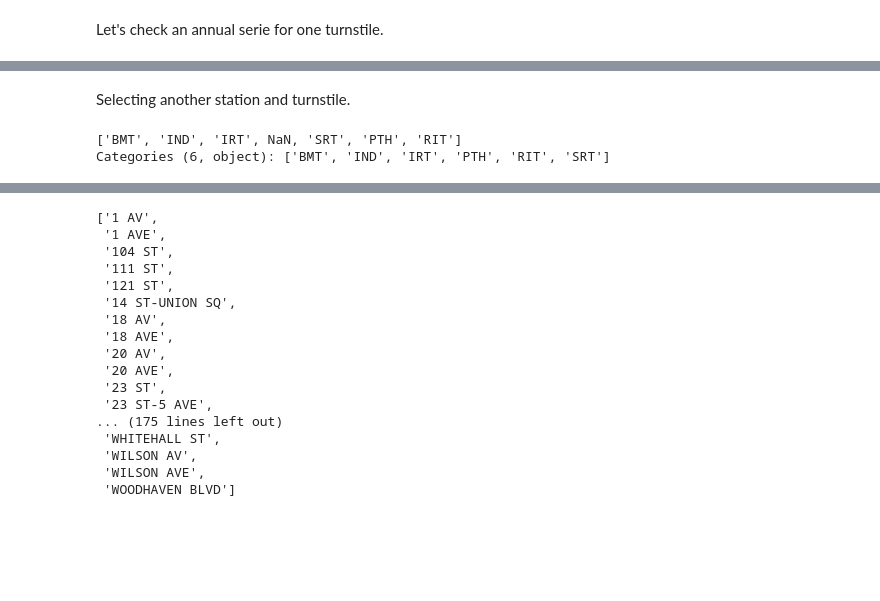
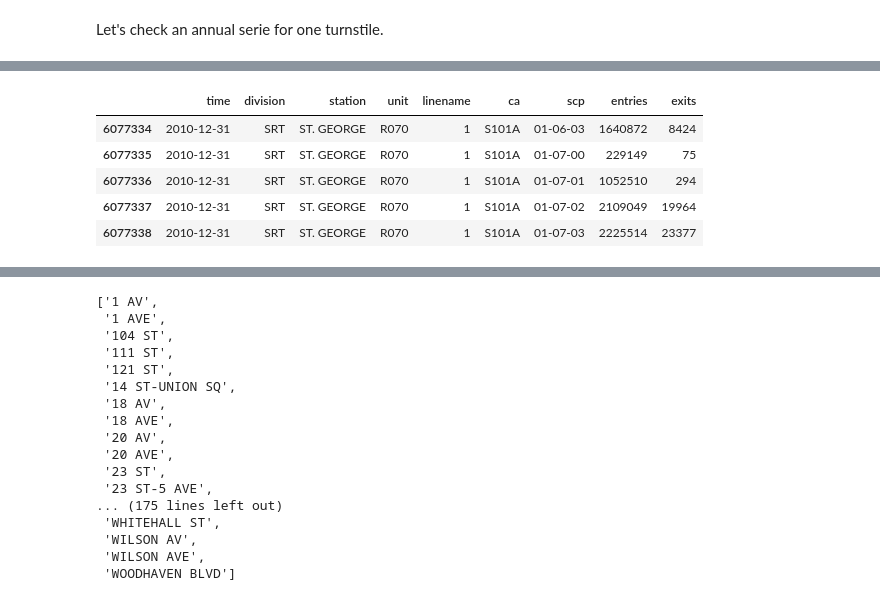
Before and after one commit to alvarodiegomaia/nyc-metro-challenge, a Jupyter notebook: main.ipynb, the cells around one changed output, grey strips where cells are left out. Drawn from its saved outputs; the diff is of its cells as text; code cells hidden in the pictures; blank space fills up the shorter version.

```diff
--- a/main.ipynb
+++ b/main.ipynb
@@ -562,7 +556,9 @@ plt.show()
-# %% [markdown]
-Selecting another station and turnstile.
-# %%
-df_concat.division.unique()
-# %% [output]
-['BMT', 'IND', 'IRT', NaN, 'SRT', 'PTH', 'RIT']
-Categories (6, object): ['BMT', 'IND', 'IRT', 'PTH', 'RIT', 'SRT']
+# %%
+df_12.tail()
+# %% [output]
+|  | time | division | station | unit | linename | ca | scp | entries | exits |
+| 6077334 | 2010-12-31 | SRT | ST. GEORGE | R070 | 1 | S101A | 01-06-03 | 1640872 | 8424 |
+| 6077335 | 2010-12-31 | SRT | ST. GEORGE | R070 | 1 | S101A | 01-07-00 | 229149 | 75 |
+| 6077336 | 2010-12-31 | SRT | ST. GEORGE | R070 | 1 | S101A | 01-07-01 | 1052510 | 294 |
+| 6077337 | 2010-12-31 | SRT | ST. GEORGE | R070 | 1 | S101A | 01-07-02 | 2109049 | 19964 |
+| 6077338 | 2010-12-31 | SRT | ST. GEORGE | R070 | 1 | S101A | 01-07-03 | 2225514 | 23377 |
```
Also changed, not shown: parts of 15 cells of this notebook.
